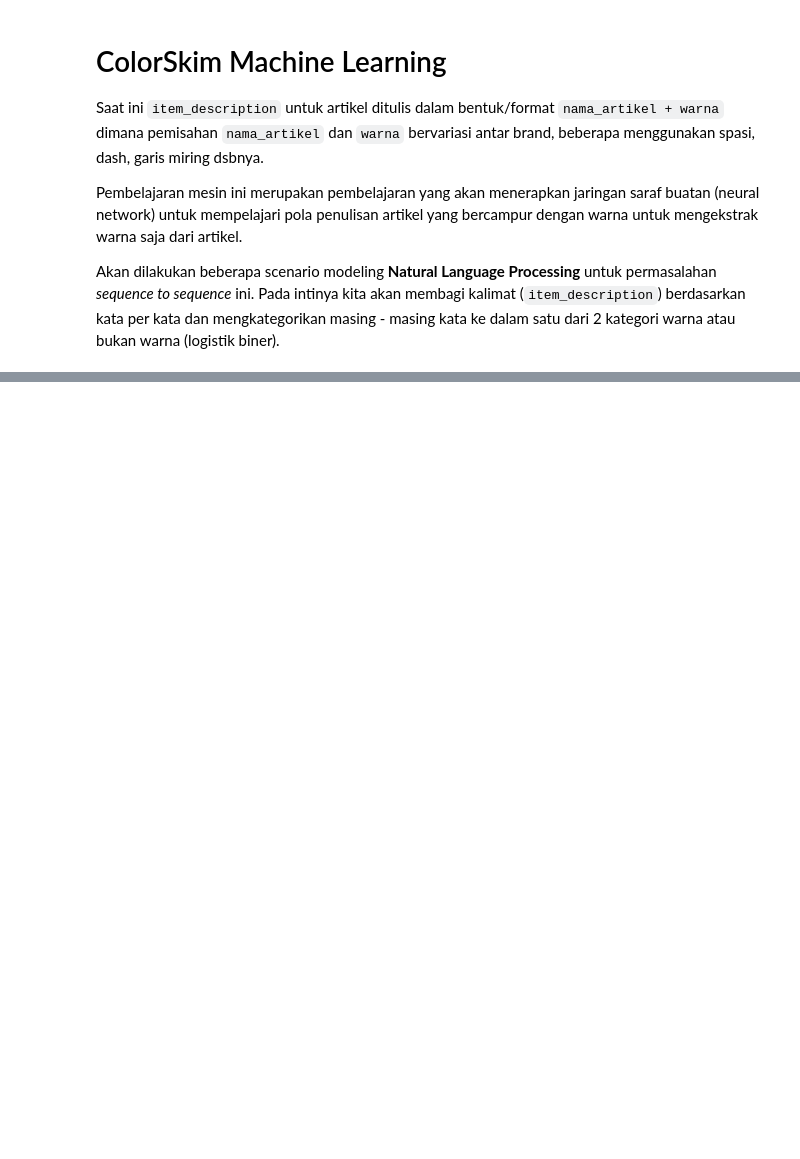
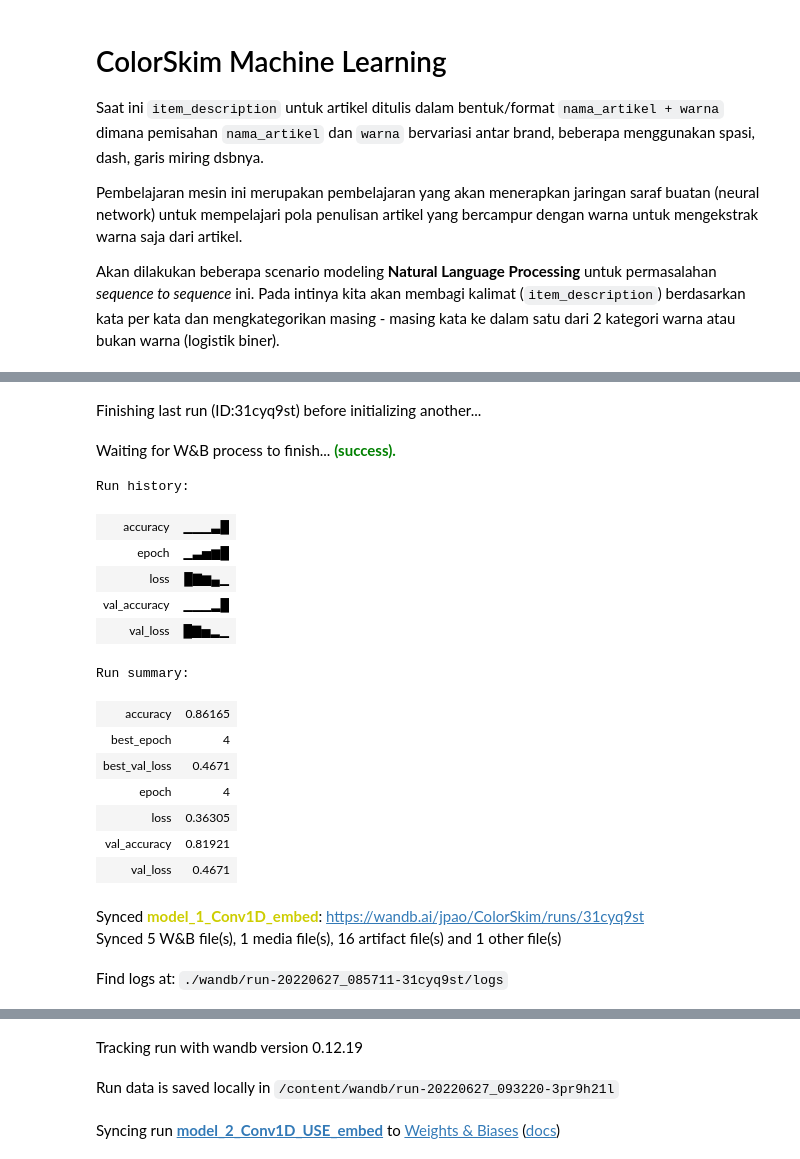
Before and after one commit to johanesPao/ColorSkim, a Jupyter notebook: ColorSkim_AI.ipynb, the cells around one changed output, grey strips where cells are left out. Cells and saved outputs as stored; diff of their text form; code cells hidden in the pictures; blank space fills up the shorter version.

```diff
--- a/ColorSkim_AI.ipynb
+++ b/ColorSkim_AI.ipynb
@@ -41,0 +279,6 @@ wb.login(key='924d78a46727fe1fb5374706bf1b8a158fe73971')
+# %%
+# Membuat TensorSliceDataset menjadi prefetced dataset
+train_dataset = train_dataset.batch(32).prefetch(tf.data.AUTOTUNE)
+test_dataset = test_dataset.batch(32).prefetch(tf.data.AUTOTUNE)
+
+train_dataset
@@ -41,0 +476,38 @@ wb.login(key='924d78a46727fe1fb5374706bf1b8a158fe73971')
+# %%
+# Compile model_2
+model_2.compile(loss=tf.keras.losses.BinaryCrossentropy(),
+                optimizer=tf.keras.optimizers.Adam(),
+                metrics=['accuracy'])
+# %%
+# Setup wandb init dan config
+wb.init(project='ColorSkim',
+        entity='jpao',
+        name='model_2_Conv1D_USE_embed',
+        config={'epochs': 5,
+                'n_layers': len(model_2.layers)})
+
+# Fit model_2
+hist_model_2 = model_2.fit(train_dataset,
+                           epochs=wb.config.epochs,
+                           validation_data=test_dataset,
+                           callbacks=[WandbCallback()])
+# %% [output]
+Finishing last run (ID:31cyq9st) before initializing another...
+Waiting for W&B process to finish... (success).
+Run history:
+| accuracy | ▁▁▁▃█ |
+| epoch | ▁▃▅▆█ |
+| loss | █▇▆▄▁ |
+| val_accuracy | ▁▁▁▂█ |
+| val_loss | █▇▅▂▁ |
+Run summary:
+| accuracy | 0.86165 |
+| best_epoch | 4 |
+| best_val_loss | 0.4671 |
+| epoch | 4 |
+| loss | 0.36305 |
+| val_accuracy | 0.81921 |
+| val_loss | 0.4671 |
+Synced model_1_Conv1D_embed: https://wandb.ai/jpao/ColorSkim/runs/31cyq9st
+Synced 5 W&B file(s), 1 media file(s), 16 artifact file(s) and 1 other file(s)
+Find logs at: ./wandb/run-20220627_085711-31cyq9st/logs
@@ -41,0 +515,3 @@ wb.login(key='924d78a46727fe1fb5374706bf1b8a158fe73971')
+Tracking run with wandb version 0.12.19
+Run data is saved locally in /content/wandb/run-20220627_093220-3pr9h21l
+Syncing run model_2_Conv1D_USE_embed to Weights & Biases (docs)
```
Also changed, not shown: parts of 54 cells of this notebook.
